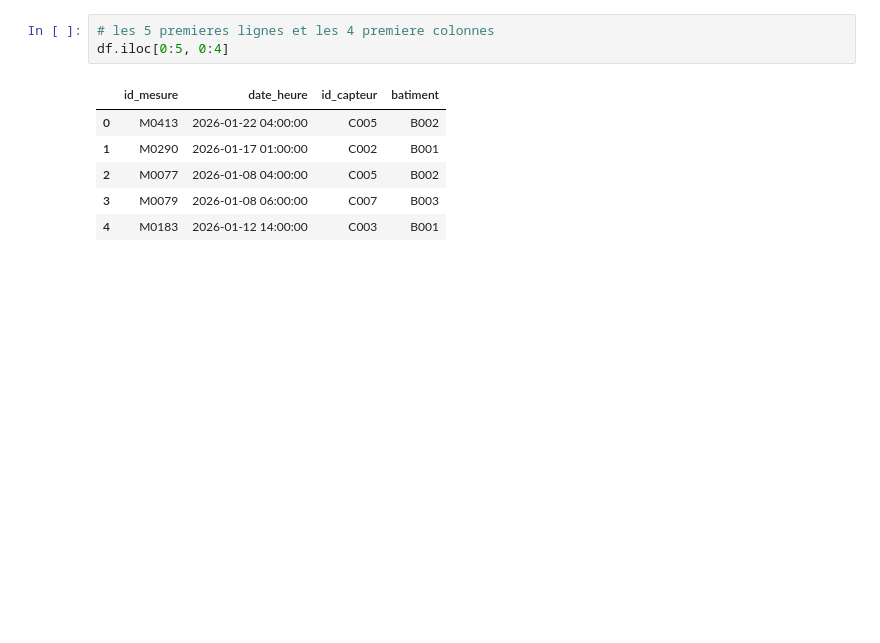
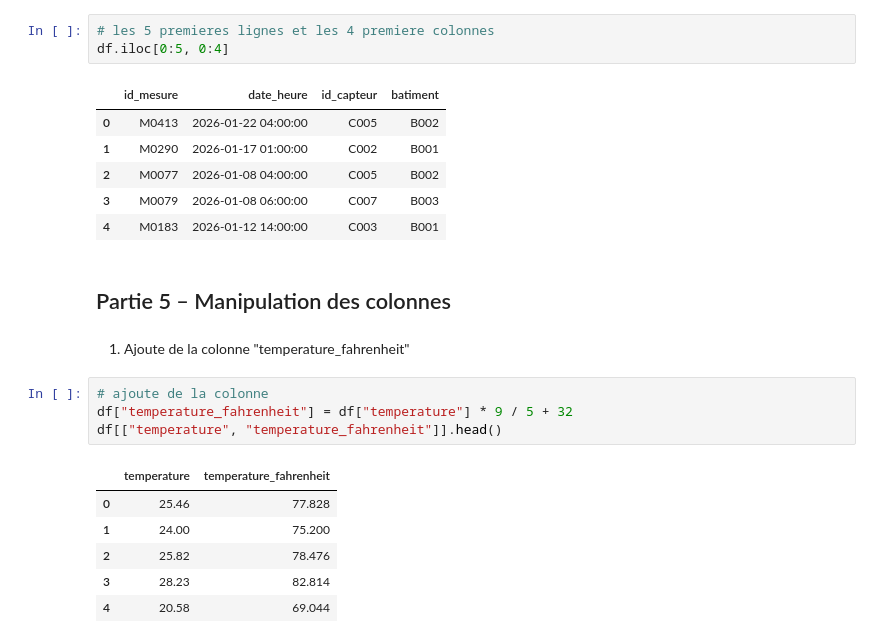
Before and after one commit to Abdoulaye-Diouf/atelier_pandas_iot, a Jupyter notebook: notebooks/atelier_pandas_iot.ipynb, the cells around one changed output. Drawn from its saved outputs; the diff is of its cells as text; blank space fills up the shorter version.

Commit message:
Partie 5 : manipulation des colonnes (ajout, catégorisation, renommage, suppression)

```diff
--- a/notebooks/atelier_pandas_iot.ipynb
+++ b/notebooks/atelier_pandas_iot.ipynb
@@ -298,3 +298,18 @@ df.iloc[0:5, 0:4]
 | 2 | M0077 | 2026-01-08 04:00:00 | C005 | B002 |
 | 3 | M0079 | 2026-01-08 06:00:00 | C007 | B003 |
 | 4 | M0183 | 2026-01-12 14:00:00 | C003 | B001 |
+# %% [markdown]
+## Partie 5 – Manipulation des colonnes
+# %% [markdown]
+1) Ajoute de la colonne "temperature_fahrenheit"
+# %%
+# ajoute de la colonne
+df["temperature_fahrenheit"] = df["temperature"] * 9 / 5 + 32
+df[["temperature", "temperature_fahrenheit"]].head()
+# %% [output]
+|  | temperature | temperature_fahrenheit |
+| 0 | 25.46 | 77.828 |
+| 1 | 24.00 | 75.200 |
+| 2 | 25.82 | 78.476 |
+| 3 | 28.23 | 82.814 |
+| 4 | 20.58 | 69.044 |
```
Also changed, not shown: parts of 7 cells of this notebook.
